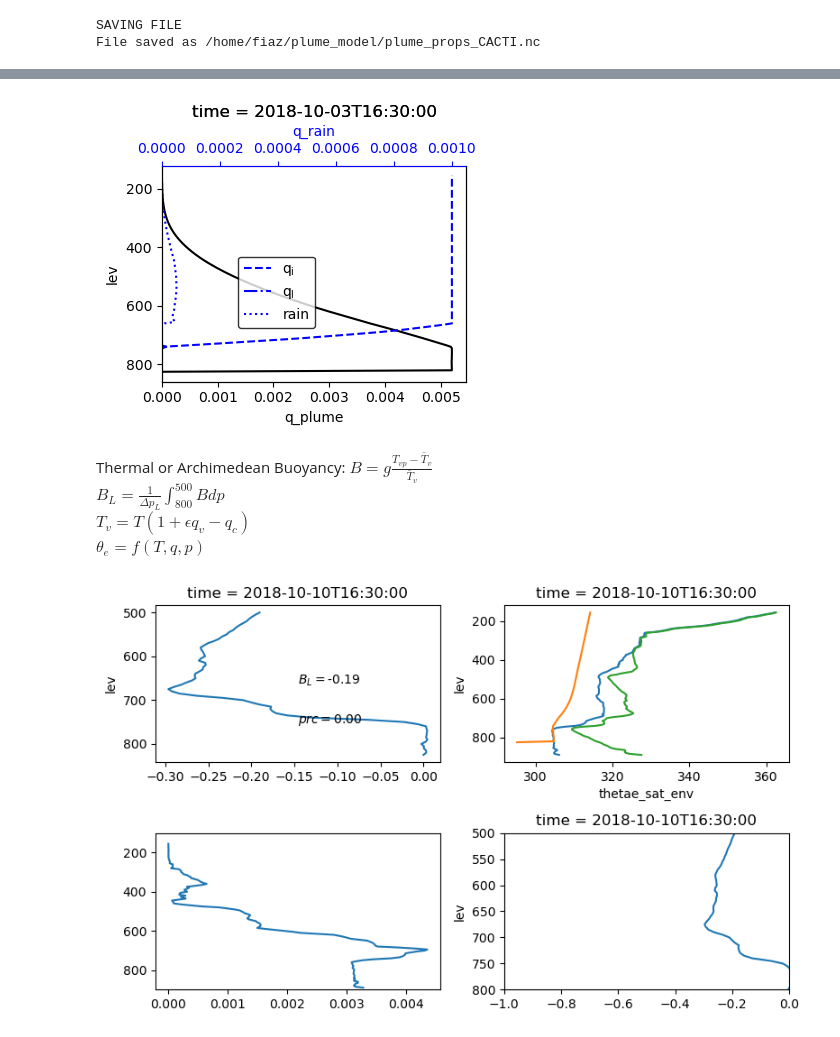
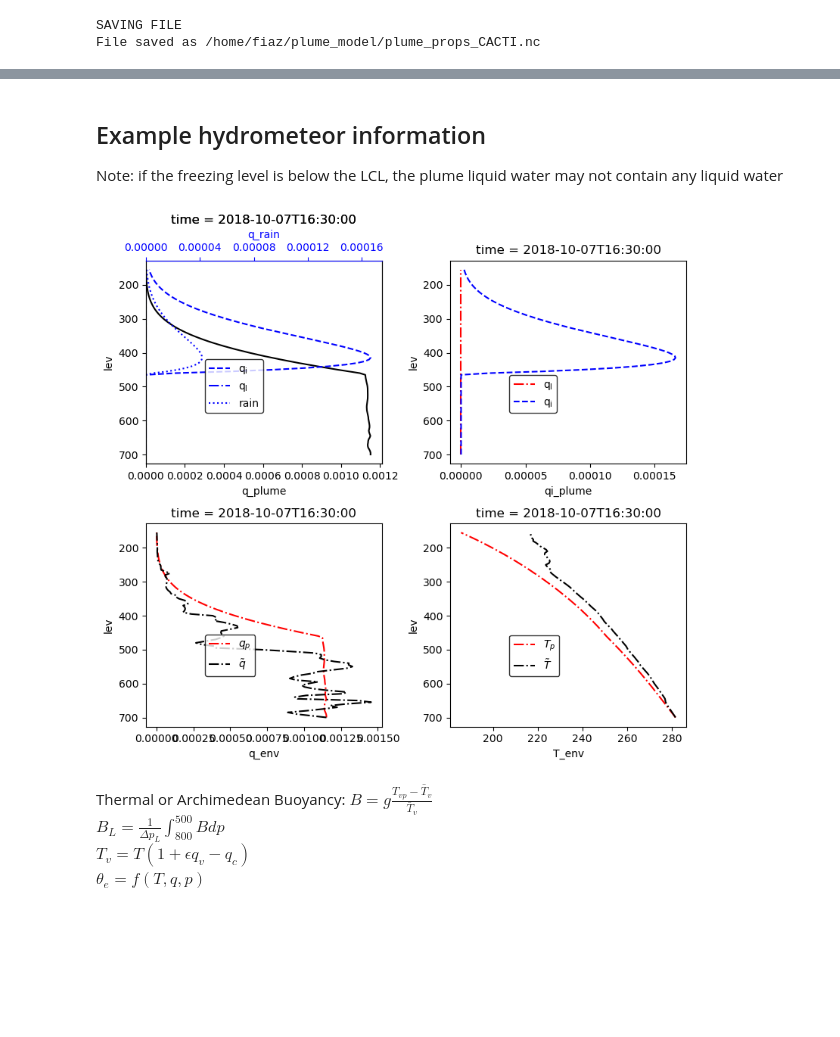
Before and after one commit to climate-systems/plume_model, a Jupyter notebook: run_plume_model.ipynb, the cells around one changed output, grey strips where cells are left out. Cells and saved outputs as stored; diff of their text form; code cells hidden in the pictures; blank space fills up the shorter version.

```diff
--- a/run_plume_model.ipynb
+++ b/run_plume_model.ipynb
@@ -37,0 +69,8 @@ File saved as /home/fiaz/plume_model/plume_props_CACTI.nc
+# %%
+fig, axx = plt.subplots(1, 2, figsize = (12, 4))
+buoy = 9.8 * (ds.Tv_plume - ds.Tv_env)/ds.Tv_env
+buoy.plot(y = 'lev', yincrease = False, ax = axx[0])
+
+tidx = 2
+ds.thetae_env.isel(time = tidx).plot(y = 'lev', yincrease = False, ax = axx[1])
+ds.thetae_plume.isel(time = tidx).plot(y = 'lev', yincrease = False, ax = axx[1])
@@ -63,65 +142,58 @@ Hydrometeor information
+# %% [markdown]
+## Example hydrometeor information<br>
+Note: if the freezing level is below the LCL, the plume liquid water may not contain any liquid water
 # %%
 g = 9.8
-fig, axx = plt.subplots(1, 1, figsize = (4, 3.5))
-tidx = 10
+fig, axx = plt.subplots(2, 2, figsize = (8, 7.5))
+tidx = 28
 
-ax = axx
+ax = axx[0,0]
 ax2 = ax.twiny()
 ds.q_plume.isel(time = tidx).plot(y = 'lev', yincrease = False, ax = ax, color = 'black')
 ds.qi_plume.isel(time = tidx).plot(y = 'lev', yincrease = False, ax = ax2, c = 'blue', linestyle = '--', label = '$\mathrm{q_i}$')
 ds.ql_plume.isel(time = tidx).plot(y = 'lev', yincrease = False, ax = ax2, c = 'blue', linestyle = '-.', label = '$\mathrm{q_l}$')
 ds.q_rain.isel(time = tidx).plot(y = 'lev', yincrease = False, ax = ax2, c = 'blue', linestyle = ':', label = 'rain')
 
 ax2.spines['top'].set_color('blue')
 ax2.xaxis.label.set_color('blue')
 ax2.tick_params(axis='x', colors='blue')
 ax.set_xlim(left = 0)
 ax2.set_xlim(left = 0)
 leg = ax2.legend(loc = (0.25, 0.25))
 leg.get_frame().set_edgecolor('black')
+# set major locator
+ax2.xaxis.set_major_locator(plt.MaxNLocator(5))
 
-# ax = axx[1]
+ax = axx[0,1]
+ds.ql_plume.isel(time = tidx).plot(y = 'lev', yincrease = False, ax = ax, c = 'red', linestyle = '-.', label = '$\mathrm{q_l}$')
+ds.qi_plume.isel(time = tidx).plot(y = 'lev', yincrease = False, ax = ax, c = 'blue', linestyle = '--', label = '$\mathrm{q_i}$')
+leg = ax.legend(loc = (0.25, 0.25))
+leg.get_frame().set_edgecolor('black')
+
+ax = axx[1,0]
+ds.q_plume.isel(time = tidx).plot(y = 'lev', yincrease = False, ax = ax, c = 'red', linestyle = '-.', label = '$q_p$')
+ds.q_env.isel(time = tidx).plot(y = 'lev', yincrease = False, ax = ax, c = 'black', linestyle = '-.', label = '$\\tilde{q}$')
+
 # ds.qi_plume.isel(time = tidx).plot(y = 'lev', yincrease = False, ax = ax, c = 'blue', linestyle = '--', label = '$\mathrm{q_i}$')
-# ds.ql_plume.isel(time = tidx).plot(y = 'lev', yincrease = False, ax = ax, c = 'blue', linestyle = '-.', label = '$\mathrm{q_l}$')
+leg = ax.legend(loc = (0.25, 0.25))
+leg.get_frame().set_edgecolor('black')
+
+ax = axx[1,1]
+ds.T_plume.isel(time = tidx).plot(y = 'lev', yincrease = False, ax = ax, c = 'red', linestyle = '-.', label = '$T_p$')
+ds.T_env.isel(time = tidx).plot(y = 'lev', yincrease = False, ax = ax, c = 'black', linestyle = '-.', label = '$\\tilde{T}$')
+
+# ds.qi_plume.isel(time = tidx).plot(y = 'lev', yincrease = False, ax = ax, c = 'blue', linestyle = '--', label = '$\mathrm{q_i}$')
+leg = ax.legend(loc = (0.25, 0.25))
+leg.get_frame().set_edgecolor('black')
+
 # ds.q_rain.isel(time = tidx).plot(y = 'lev', yincrease = False, ax = ax, c = 'blue', linestyle = ':', label = 'rain')
 
 
 plt.tight_layout()
 # %% [output]
-[figure, old version]
+[figure, new version]
 # %% [markdown]
 Thermal or Archimedean Buoyancy: $ B = g \frac{T_{vp} - \bar{T}_v}{\bar{T}_v}$<br>
 $B_L = \frac{1}{\Delta p_L}\int^{500}_{800} B dp$<br>
 $T_v = T(1 + \epsilon q_v - q_c)$ <br>
 $\theta_e = f(T,q,p)$
-# %%
-g = 9.8
-fig, axx = plt.subplots(2, 2, figsize = (8,5))
-tidx = 40
-
-ax = axx[0,0]
-buoy = g * (ds.Tv_plume - ds.Tv_env)/ds.Tv_env
-buoy_slice = buoy.sel(lev = slice(900, 500)).dropna('lev')
-buoy_slice.isel(time = tidx).plot(y = 'lev', yincrease = False, ax = ax)
-ax.text(0.5, 0.5, f'$B_L=${buoy_lft.isel(time = tidx).item():.2f}', transform = ax.transAxes)
-ax.text(0.5, 0.25, f'$prc=${ds_cacti.precip_rate_sfc.isel(time = tidx).values.item():.2f}', transform = ax.transAxes)
-
-ax = axx[0, 1]
-ds.thetae_env.isel(time = tidx).plot(y = 'lev', yincrease = False, ax = ax)
-ds.thetae_plume.isel(time = tidx).plot(y = 'lev', yincrease = False, ax = ax)
-
-ds.thetae_sat_env.isel(time = tidx).plot(y = 'lev', yincrease = False, ax = ax)
-
-ax = axx[1,0]
-ax.plot(pm.q[tidx, :], pm.lev)
-ax.set_ylim(900, 100)
-# pm.q(time = tidx).plot(y = 'lev', yincrease = False, ax = ax)
-
-ax = axx[1,1]
-# ds_cacti.sphum_p.isel(time = tidx).plot(y = 'pressure', ax = ax, yincrease = False)
-(9.8 * (ds.Tv_plume - ds.Tv_env)/ds.Tv_env).isel(time = tidx).plot(y = 'lev', ax = ax, yincrease = False)
-ax.set_ylim(800, 500)
-ax.set_xlim(-1, 0)
-plt.tight_layout()
-# %% [output]
-[figure, removed]
```
Also changed, not shown: parts of 20 cells of this notebook, 3 other files.
